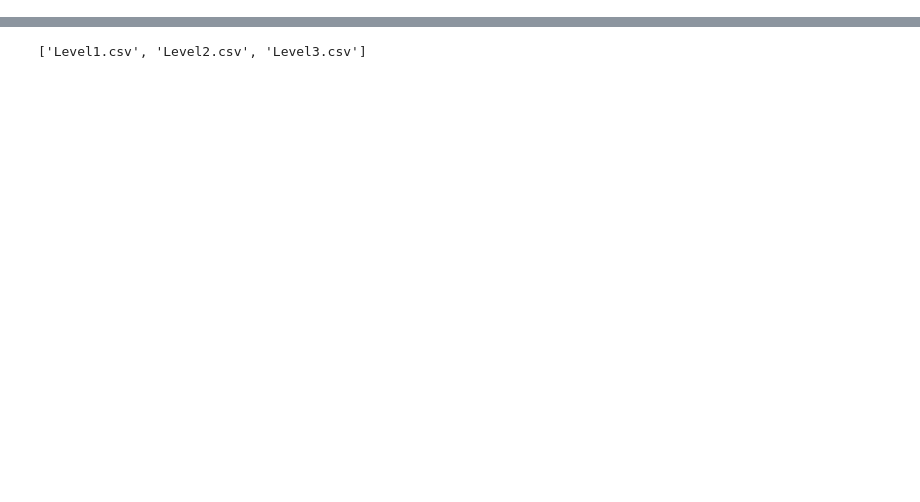
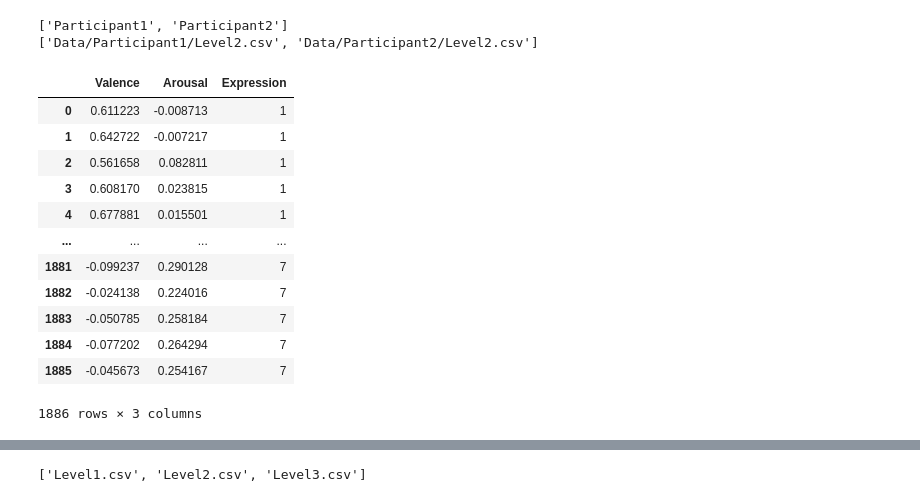
Before and after one commit to dovii/MPC-Data-Analysis, a Jupyter notebook: LevelAnalysis.ipynb, the cells around one changed output, grey strips where cells are left out. Saved outputs shown, nothing was run; the diff lists cells and outputs as text; code cells hidden in the pictures; blank space fills up the shorter version.

```diff
--- a/LevelAnalysis.ipynb
+++ b/LevelAnalysis.ipynb
@@ -10,10 +10,11 @@ import os
 sns.set_theme(style="whitegrid")
 
 filepath = 'Data/'
-level = 'Level1.csv'
+level = 'Level3.csv'
 
 #find folder of each participant
 participants = os.listdir('Data/')
+print(participants)
 
 #find a specific level file inside the participant folder
 files = []
@@ -29,10 +30,11 @@ for f in files:
 
 #df = pd.concat(data)
 df1 = pd.concat((data), ignore_index=True)
+#df1.columns["Arousal1", "Valence1", "Expression1"]
 
 
 #data1 = pd.read_csv('Data/sampleData.csv')
-#data2 = pd.read_csv('Data/sampleData2.csv')
+data2 = pd.read_csv('sampleData2.csv')
 #data_full = pd.read_csv('Data/test.csv')
 
 #noSub = data[data['Do you currently have an active World of Warcraft subscription?'] == 'No'].index
@@ -69,0 +50,40 @@ SyntaxError: invalid syntax (Temp/ipykernel_13968/364452089.py, line 8)
+# %%
+filepath = 'Data/'
+level2 = 'Level2.csv'
+
+#find folder of each participant
+participants = os.listdir('Data/')
+print(participants)
+
+#find a specific level file inside the participant folder
+files = []
+for p in participants:
+    files.append(filepath+p+'/'+level2)
+print(files)
+
+
+#combine different participant's same level data
+data = []
+for f in files:
+    data.append(pd.read_csv(f))
+
+#df = pd.concat(data)
+df2 = pd.concat((data), ignore_index=True)
+
+df2
+# %% [output]
+['Participant1', 'Participant2']
+['Data/Participant1/Level2.csv', 'Data/Participant2/Level2.csv']
+|  | Valence | Arousal | Expression |
+| 0 | 0.611223 | -0.008713 | 1 |
+| 1 | 0.642722 | -0.007217 | 1 |
+| 2 | 0.561658 | 0.082811 | 1 |
+| 3 | 0.608170 | 0.023815 | 1 |
+| 4 | 0.677881 | 0.015501 | 1 |
+| ... | ... | ... | ... |
+| 1881 | -0.099237 | 0.290128 | 7 |
+| 1882 | -0.024138 | 0.224016 | 7 |
+| 1883 | -0.050785 | 0.258184 | 7 |
+| 1884 | -0.077202 | 0.264294 | 7 |
+| 1885 | -0.045673 | 0.254167 | 7 |
+1886 rows × 3 columns
```
Also changed, not shown: parts of 7 cells of this notebook.
